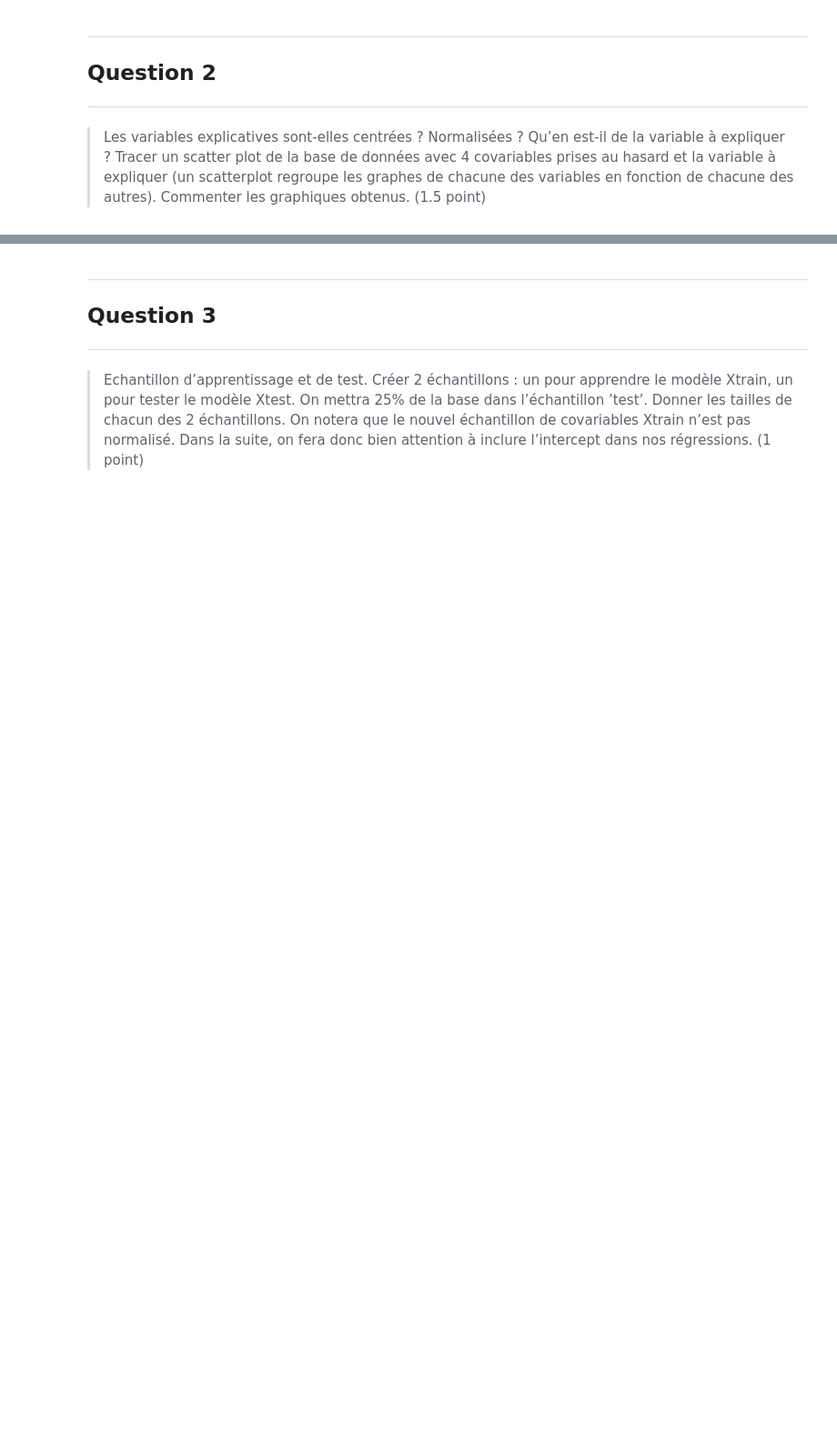
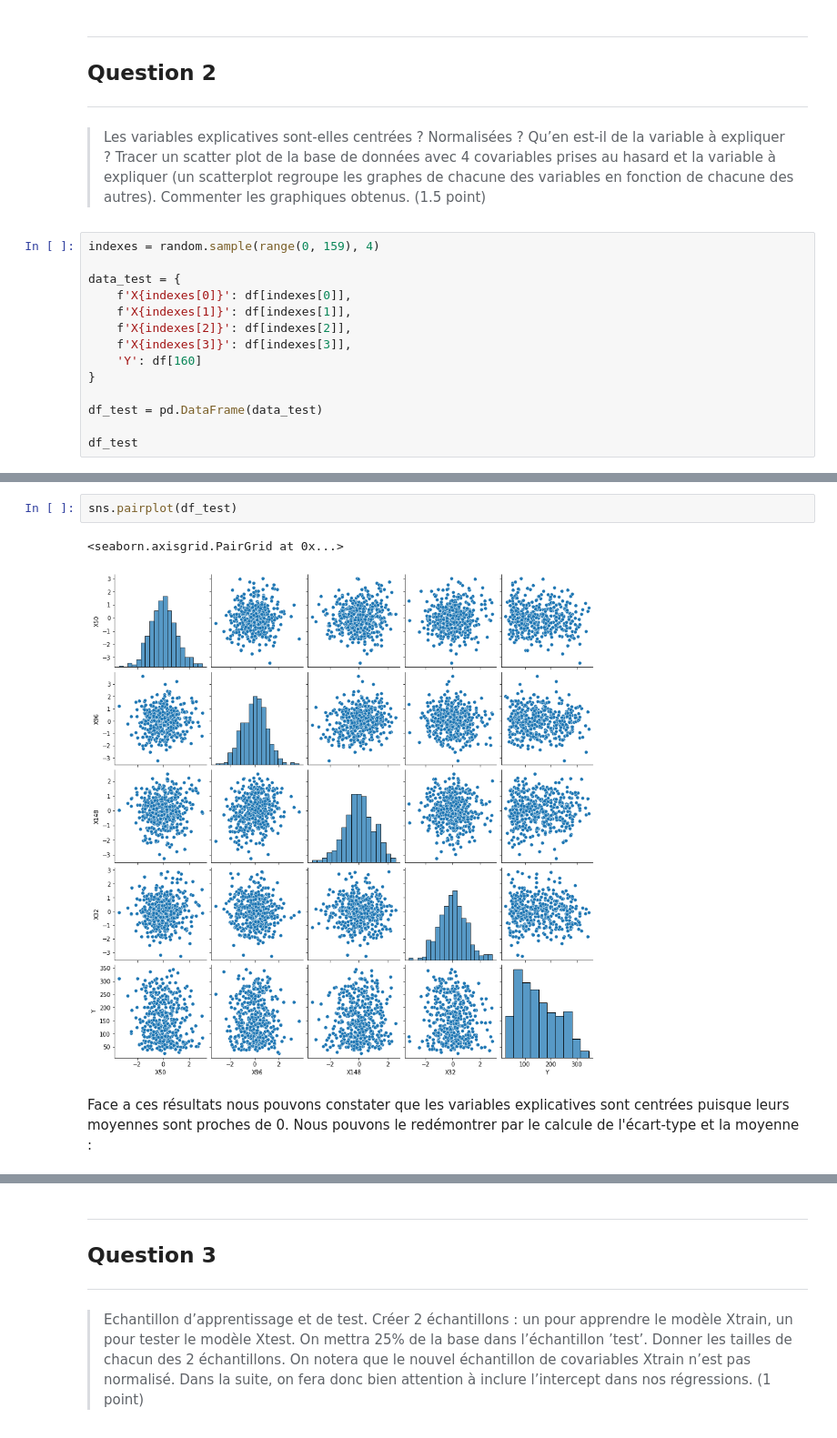
Before and after one commit to VictorLEDEZ/tp_2_victor_ledez, a Jupyter notebook: ledez.ipynb, the cells around one changed output, grey strips where cells are left out. Shown at 91% size. Saved outputs shown, nothing was run; the diff lists cells and outputs as text; blank space fills up the shorter version.

```diff
--- a/ledez.ipynb
+++ b/ledez.ipynb
@@ -68,3 +70,17 @@ Name: 1.510000000000000000e+02, Length: 214, dtype: int64
 <hr>
 # %% [markdown]
 > Les variables explicatives sont-elles centrées ? Normalisées ? Qu’en est-il de la variable à expliquer ? Tracer un scatter plot de la base de données avec 4 covariables prises au hasard et la variable à expliquer (un scatterplot regroupe les graphes de chacune des variables en fonction de chacune des autres). Commenter les graphiques obtenus. (1.5 point)
+# %%
+indexes = random.sample(range(0, 159), 4)
+
+data_test = {
+    f'X{indexes[0]}': df[indexes[0]],
+    f'X{indexes[1]}': df[indexes[1]],
+    f'X{indexes[2]}': df[indexes[2]],
+    f'X{indexes[3]}': df[indexes[3]],
+    'Y': df[160]
+}
+
+df_test = pd.DataFrame(data_test)
+
+df_test
@@ -70,0 +101,7 @@ Name: 1.510000000000000000e+02, Length: 214, dtype: int64
+# %%
+sns.pairplot(df_test)
+# %% [output]
+<seaborn.axisgrid.PairGrid at 0x...>
+[figure, added]
+# %% [markdown]
+Face a ces résultats nous pouvons constater que les variables explicatives sont centrées puisque leurs moyennes sont proches de 0. Nous pouvons le redémontrer par le calcule de l'écart-type et la moyenne :
```
Also changed, not shown: parts of 22 cells of this notebook.
